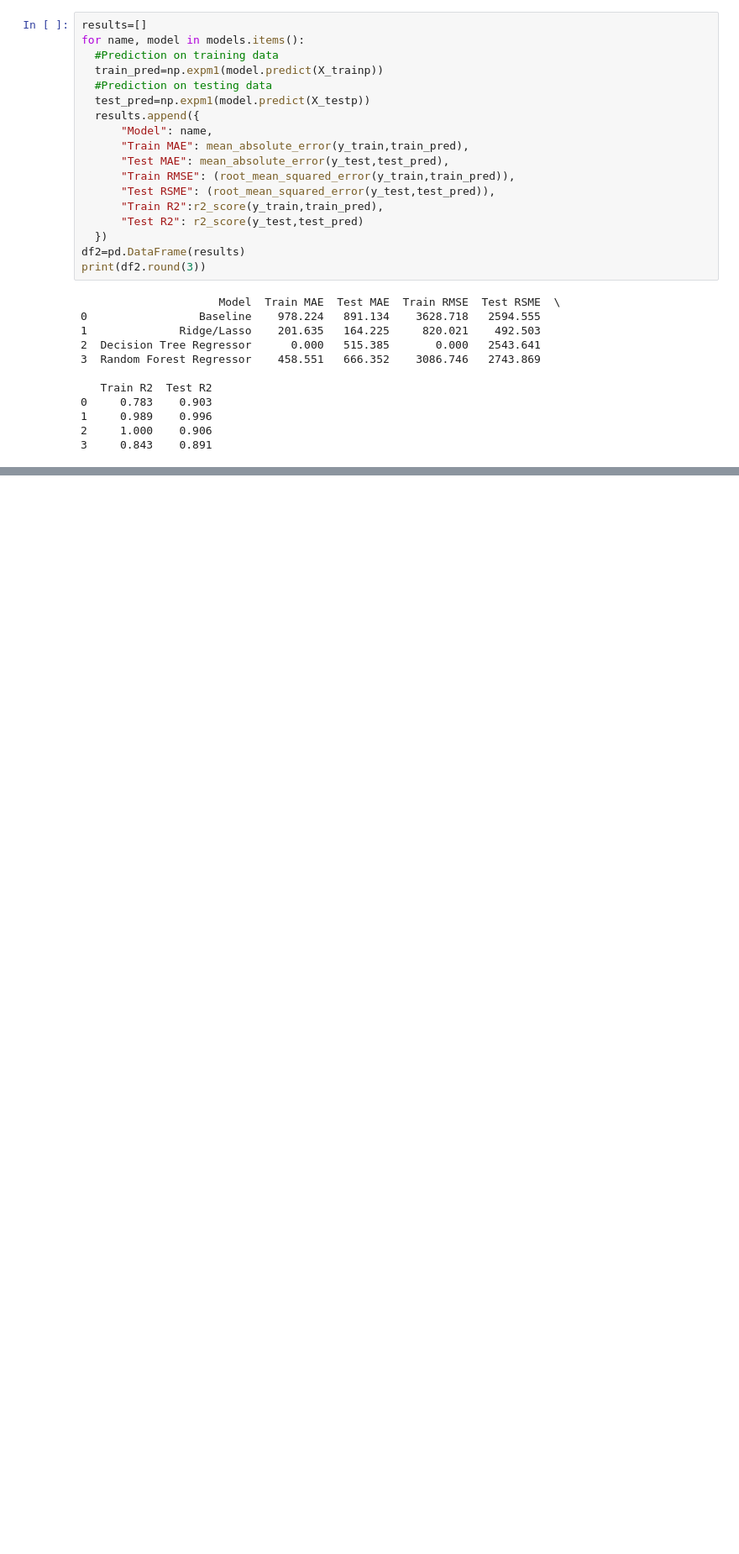
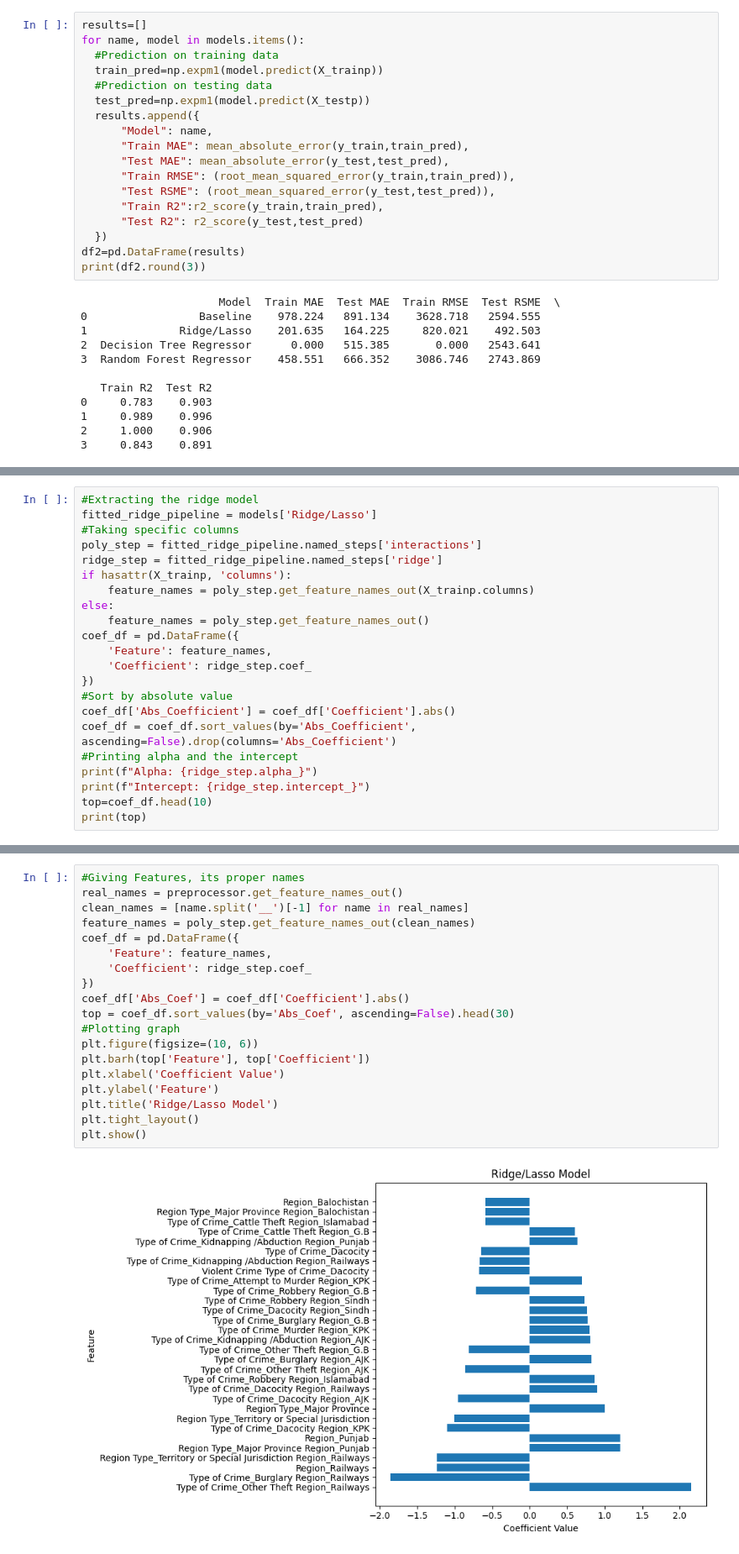
Before and after one commit to hassanfasih131-cpu/Crime_Pakistan, a Jupyter notebook: Crime_Pakistan.ipynb, the cells around one changed output, grey strips where cells are left out. Shown at 84% size. Cells and saved outputs as stored; diff of their text form; blank space fills up the shorter version.

Commit message:
Interpreted final model, created graph, wrote findings, and limitations

```diff
--- a/Crime_Pakistan.ipynb
+++ b/Crime_Pakistan.ipynb
@@ -366,0 +366,22 @@ The Ridge/Lasso model is selected to be the final model and has been optimised a
+# %%
+#Extracting the ridge model
+fitted_ridge_pipeline = models['Ridge/Lasso']
+#Taking specific columns
+poly_step = fitted_ridge_pipeline.named_steps['interactions']
+ridge_step = fitted_ridge_pipeline.named_steps['ridge']
+if hasattr(X_trainp, 'columns'):
+    feature_names = poly_step.get_feature_names_out(X_trainp.columns)
+else:
+    feature_names = poly_step.get_feature_names_out()
+coef_df = pd.DataFrame({
+    'Feature': feature_names,
+    'Coefficient': ridge_step.coef_
+})
+#Sort by absolute value
+coef_df['Abs_Coefficient'] = coef_df['Coefficient'].abs()
+coef_df = coef_df.sort_values(by='Abs_Coefficient', ascending=False).drop(columns='Abs_Coefficient')
+#Printing alpha and the intercept
+print(f"Alpha: {ridge_step.alpha_}")
+print(f"Intercept: {ridge_step.intercept_}")
+top=coef_df.head(10)
+print(top)
@@ -366,0 +402,21 @@ The Ridge/Lasso model is selected to be the final model and has been optimised a
+# %%
+#Giving Features, its proper names
+real_names = preprocessor.get_feature_names_out()
+clean_names = [name.split('__')[-1] for name in real_names]
+feature_names = poly_step.get_feature_names_out(clean_names)
+coef_df = pd.DataFrame({
+    'Feature': feature_names,
+    'Coefficient': ridge_step.coef_
+})
+coef_df['Abs_Coef'] = coef_df['Coefficient'].abs()
+top = coef_df.sort_values(by='Abs_Coef', ascending=False).head(30)
+#Plotting graph
+plt.figure(figsize=(10, 6))
+plt.barh(top['Feature'], top['Coefficient'])
+plt.xlabel('Coefficient Value')
+plt.ylabel('Feature')
+plt.title('Ridge/Lasso Model')
+plt.tight_layout()
+plt.show()
+# %% [output]
+[figure, added]
```
Also changed, not shown: parts of 9 cells of this notebook.
